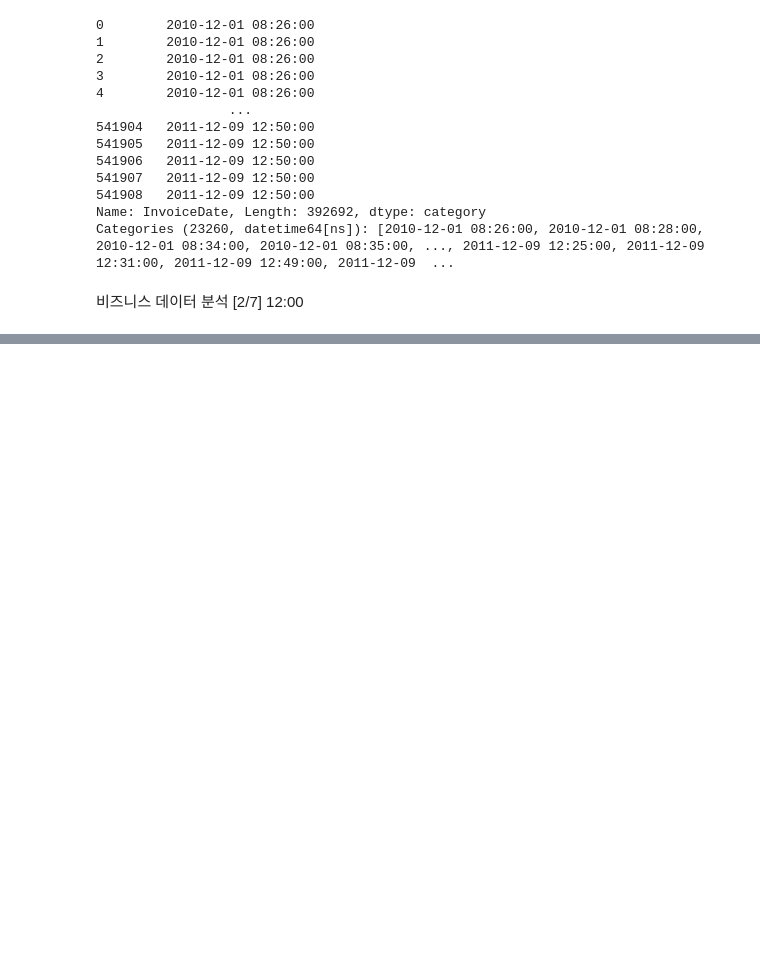
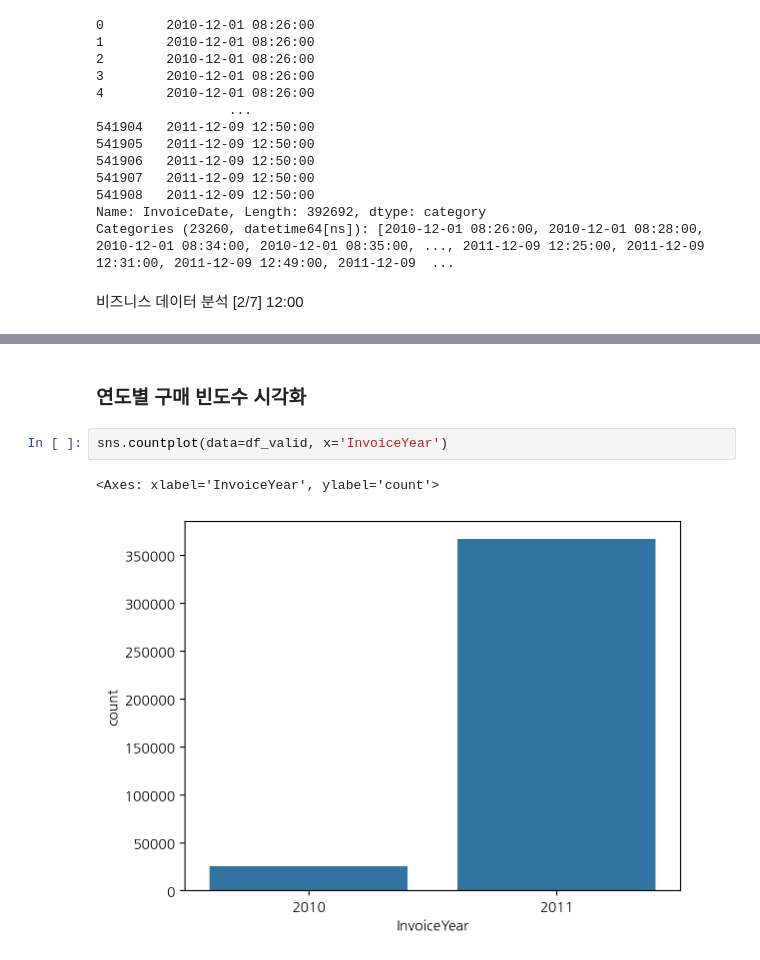
Before and after one commit to chobuzz/Business_Data_Analyst, a Jupyter notebook: Practice1.ipynb, the cells around one changed output, grey strips where cells are left out. Saved outputs shown, nothing was run; the diff lists cells and outputs as text; blank space fills up the shorter version.

```diff
--- a/Practice1.ipynb
+++ b/Practice1.ipynb
@@ -542,0 +593,7 @@ Categories (23260, datetime64[ns]): [2010-12-01 08:26:00, 2010-12-01 08:28:00, 2
+# %% [markdown]
+### 연도별 구매 빈도수 시각화
+# %%
+sns.countplot(data=df_valid, x='InvoiceYear')
+# %% [output]
+<Axes: xlabel='InvoiceYear', ylabel='count'>
+[figure, added]
```
Also changed, not shown: parts of 19 cells of this notebook.
